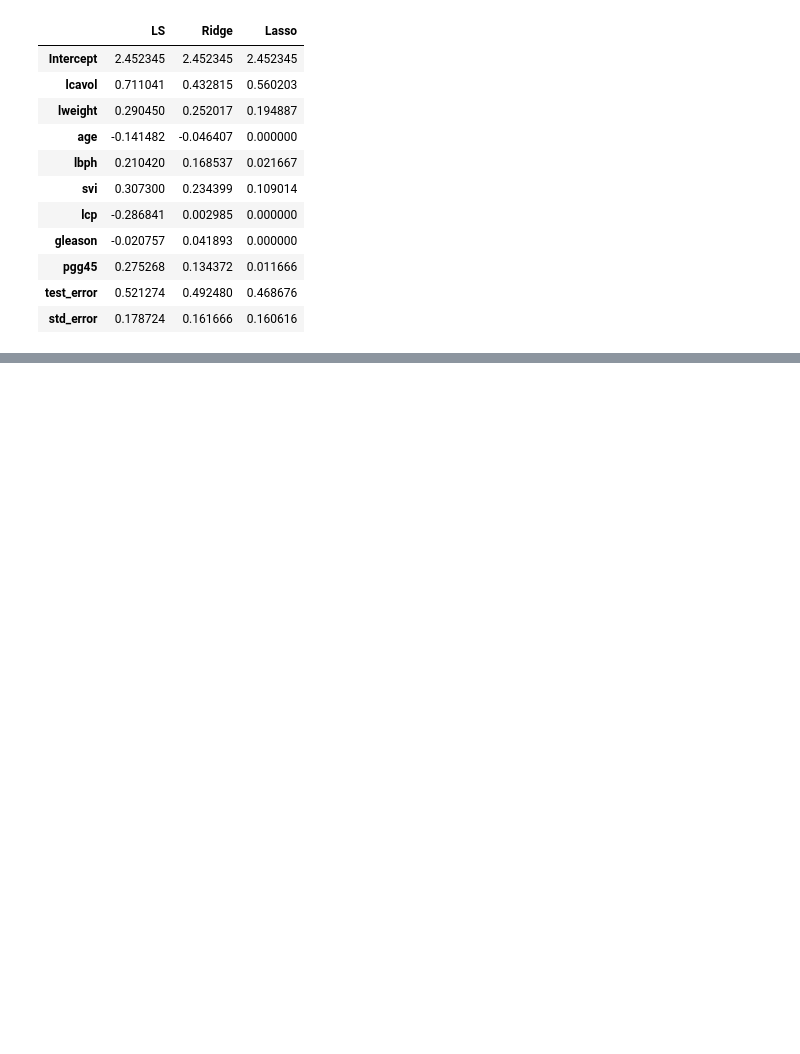
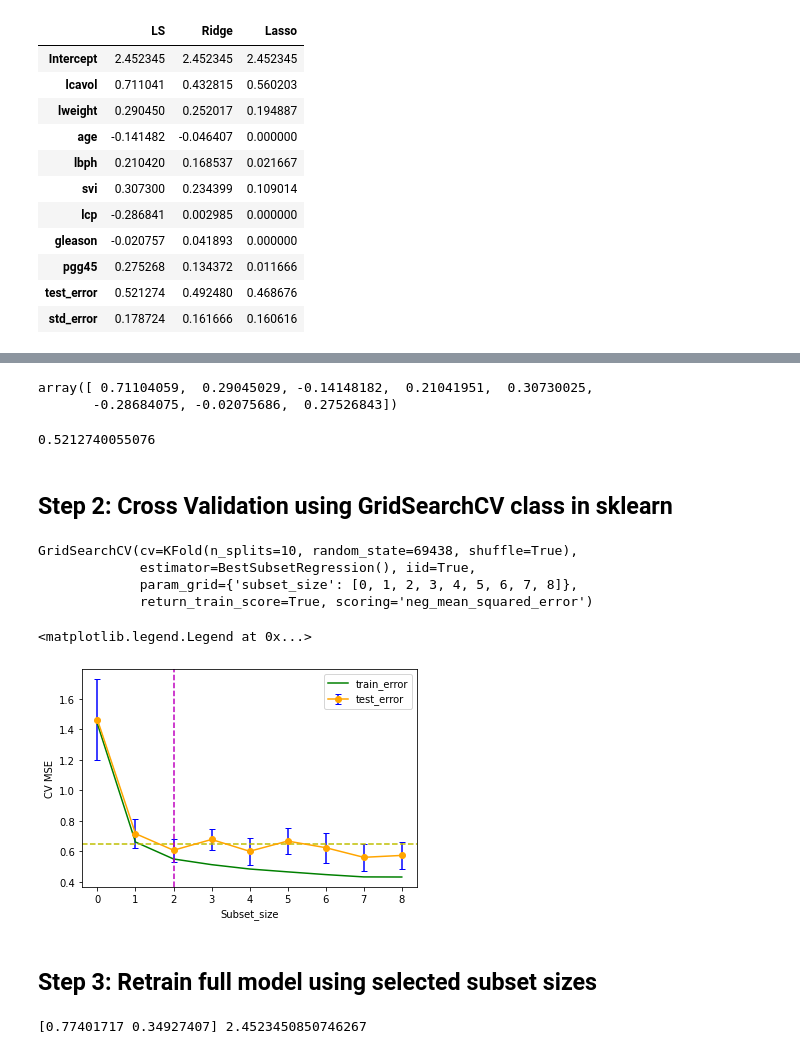
Before and after one commit to yuchenj90/playground, a Jupyter notebook: notebooks/ML/linearReg.ipynb, the cells around one changed output, grey strips where cells are left out. Cells and saved outputs as stored; diff of their text form; code cells hidden in the pictures; blank space fills up the shorter version.

Commit message:
ML mixture model

```diff
--- a/notebooks/ML/linearReg.ipynb
+++ b/notebooks/ML/linearReg.ipynb
@@ -476,0 +535,45 @@ feature_list
+# %%
+reg.best_coef_
+# %% [output]
+array([ 0.71104059,  0.29045029, -0.14148182,  0.21041951,  0.30730025,
+       -0.28684075, -0.02075686,  0.27526843])
+# %%
+((reg.predict(df_test_scaled[feature_list]) - df_test_scaled['lpsa'])**2).mean()
+# %% [output]
+0.5212740055076
+# %% [markdown]
+## Step 2: Cross Validation using GridSearchCV class in sklearn
+# %%
+from sklearn.model_selection import GridSearchCV, KFold
+K=10
+g = GridSearchCV(BestSubsetRegression(), {'subset_size': [i for i in range(len(feature_list)+1)]},
+            cv=KFold(K, shuffle=True, random_state=69438),
+            scoring='neg_mean_squared_error',
+            return_train_score=True, iid=True)
+# %%
+g.fit(df_train_scaled[feature_list], df_train_scaled['lpsa'])
+# %% [output]
+GridSearchCV(cv=KFold(n_splits=10, random_state=69438, shuffle=True),
+             estimator=BestSubsetRegression(), iid=True,
+             param_grid={'subset_size': [0, 1, 2, 3, 4, 5, 6, 7, 8]},
+             return_train_score=True, scoring='neg_mean_squared_error')
+# %%
+plt.errorbar(g.param_grid['subset_size'],-g.cv_results_['mean_test_score'],yerr=-g.cv_results_['std_test_score']/np.sqrt(K), marker='o', capsize=3,label='test_error', color='orange', ecolor='blue')
+plt.plot(g.param_grid['subset_size'],-g.cv_results_['mean_train_score'],label='train_error', color='g')
+
+oneStandardError_test_score = -g.cv_results_['mean_test_score'][g.best_estimator_.subset_size] + g.cv_results_['std_test_score'][g.best_estimator_.subset_size]/np.sqrt(K)
+plt.axhline(y = oneStandardError_test_score, ls='--', color='y')
+plt.axvline(x = (-g.cv_results_['mean_test_score']<oneStandardError_test_score).argmax(), ls='--', color='m')
+plt.xlabel('Subset_size')
+plt.ylabel('CV MSE')
+plt.legend()
+# %% [output]
+<matplotlib.legend.Legend at 0x...>
+[figure, added]
+# %% [markdown]
+## Step 3: Retrain full model using selected subset sizes
+# %%
+reg = BestSubsetRegression(subset_size=2).fit(df_train_scaled[feature_list], df_train_scaled['lpsa'])
+print(reg.best_coef_, reg.best_intercept_)
+# %% [output]
+[0.77401717 0.34927407] 2.4523450850746267
```
Also changed, not shown: parts of 57 cells of this notebook, 5 other files.
